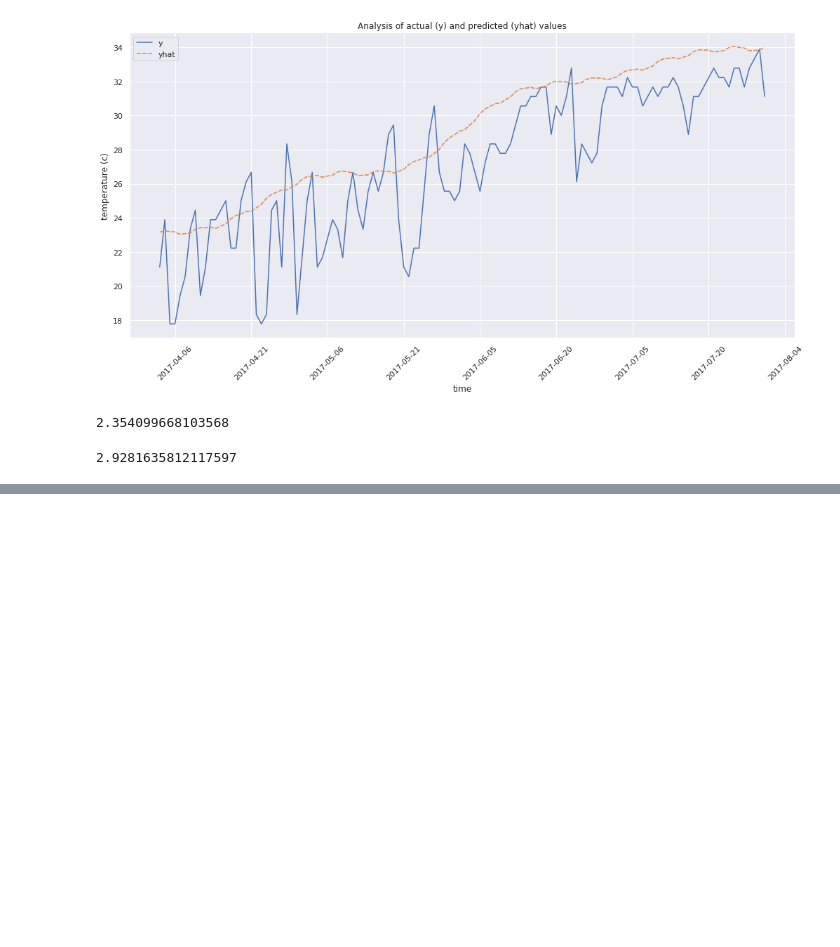
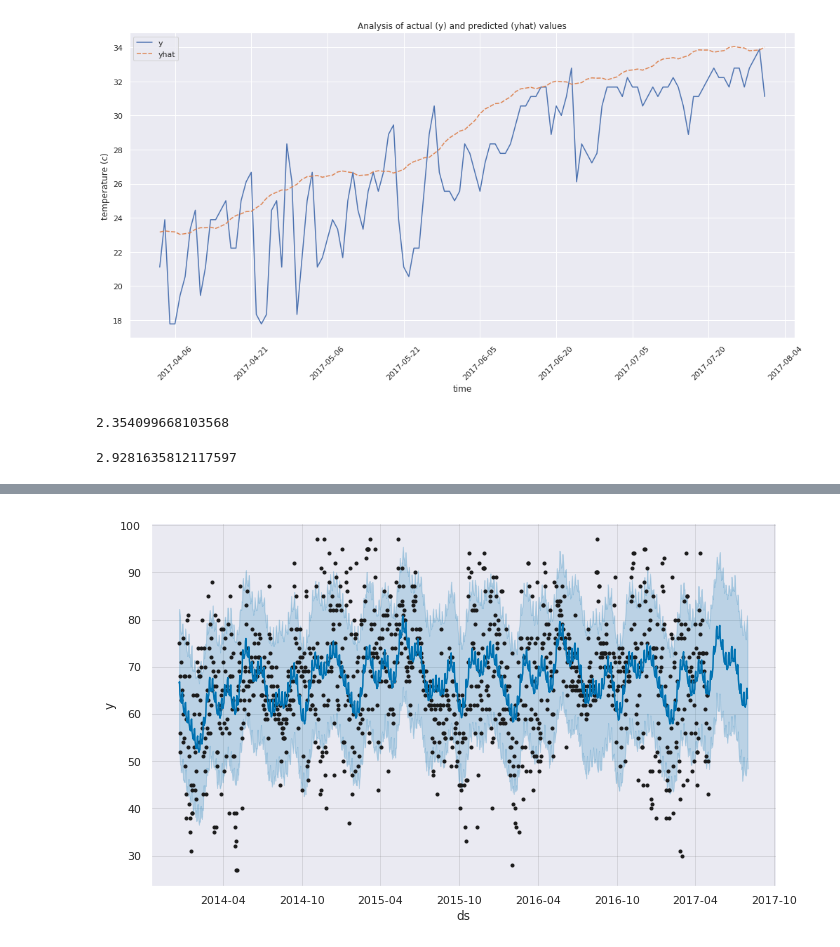
Before and after one commit to bodhisattamaiti25/projects-data-science, a Jupyter notebook: Weather_Forecast/weather_forecast_austin.ipynb, the cells around one changed output, grey strips where cells are left out. Drawn from its saved outputs; the diff is of its cells as text; code cells hidden in the pictures; blank space fills up the shorter version.

```diff
--- a/Weather_Forecast/weather_forecast_austin.ipynb
+++ b/Weather_Forecast/weather_forecast_austin.ipynb
@@ -317,0 +371,3 @@ np.sqrt(mean_squared_error(analyse_temp_forecast_df['y'], analyse_temp_forecast_
+# %%
+df_humidity_train = df_humidity.iloc[0:1227]
+df_humidity_test = df_humidity.iloc[1227:]
@@ -317,0 +392,3 @@ np.sqrt(mean_squared_error(analyse_temp_forecast_df['y'], analyse_temp_forecast_
+# %%
+model_humidity = Prophet()
+model_humidity.fit(df_humidity_train)
@@ -317,0 +398,3 @@ np.sqrt(mean_squared_error(analyse_temp_forecast_df['y'], analyse_temp_forecast_
+# %%
+future_humidity = model_humidity.make_future_dataframe(periods=90)
+future_humidity.tail()
@@ -317,0 +408,2 @@ np.sqrt(mean_squared_error(analyse_temp_forecast_df['y'], analyse_temp_forecast_
+# %%
+forecast_humidity = model_humidity.predict(future_humidity)
@@ -317,0 +424,4 @@ np.sqrt(mean_squared_error(analyse_temp_forecast_df['y'], analyse_temp_forecast_
+# %%
+plot_humidity1 = model_humidity.plot(forecast_humidity)
+# %% [output]
+[figure, added]
```
Also changed, not shown: parts of 41 cells of this notebook.
